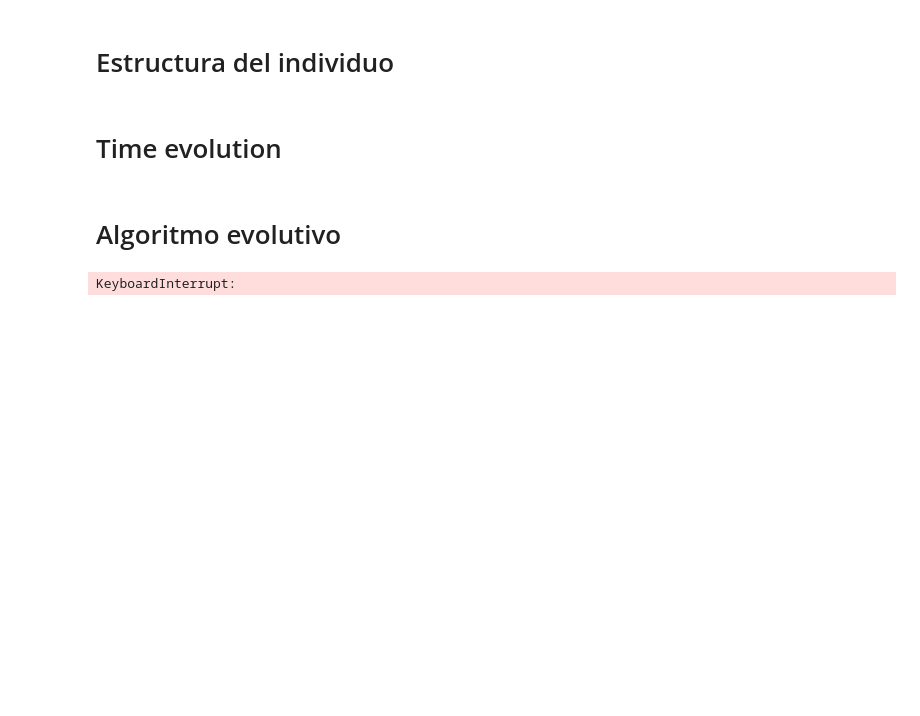
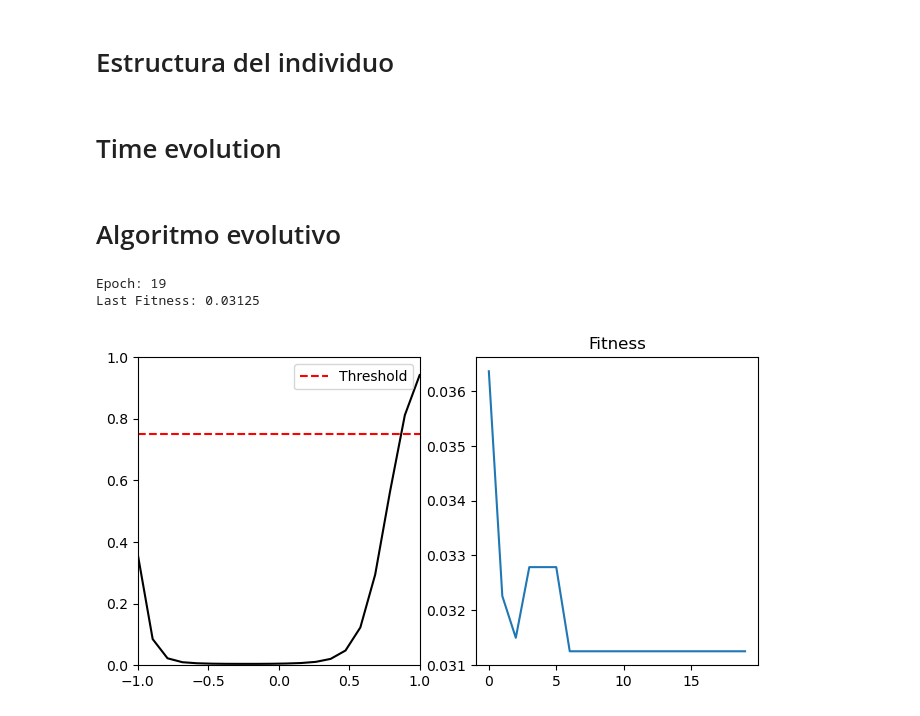
Before and after one commit to DANI2579/MetodosI_MateoRubio_DanielaLancheros, a Jupyter notebook: EvolutivoFinal.ipynb, the cells around one changed output. Saved outputs shown, nothing was run; the diff lists cells and outputs as text; code cells hidden in the pictures; blank space fills up the shorter version.

Commit message:
Pesos y comprobación del mejor bot

```diff
--- a/EvolutivoFinal.ipynb
+++ b/EvolutivoFinal.ipynb
@@ -27,6 +27,10 @@ class Layer:
         z = np.dot(x,self.W) + self.b
         return self.ActFunc( z )[0]
 
+    def GetWeight(self):
+        return self.W
+    def GetBase(self):
+        return self.b
     def Mutate(self):
 
         #self.W += np.random.normal( loc=0., scale=self.rate, size=(self.NC,self.NN))
@@ -164,7 +164,6 @@ def GetPlot():
 # Time evolution
 # %%
 def TimeEvolution(Robots,e,Plot=True):
-
 
     for it in range(t.shape[0]):
 
@@ -185,7 +184,7 @@ def TimeEvolution(Robots,e,Plot=True):
             # Activacion cerebral
             Act = p.BrainActivation(p.GetR()[0])
             Activation[i] = Act
-            if p.GetR()[0] >=-1. and p.GetR()[0]<=1.:
+            if p.GetR()[0] >=-1.0 and p.GetR()[0]<=1.0:
                 p.Steps+=1
 
             # Region donde aumentamos los pasos para el fitness
@@ -214,11 +213,9 @@ def TimeEvolution(Robots,e,Plot=True):
 def Genetic(Robots, epochs = 200, Plot = True, Plottime=False):
 
     # Porcentaje de robots elegidos en cada epoch
-    N = int(0.5*len(Robots))
+    N = int(0.7*len(Robots))
 
     FitVector = np.array([])
-
-
     x = np.linspace(-1,1,20)
     Act = np.zeros_like(x)
 
@@ -261,7 +258,7 @@ def Genetic(Robots, epochs = 200, Plot = True, Plottime=False):
         # Aca va toda la rutina de ordenar los bots del más apto al menos apto
 
 
-        # Guardamos el mejor fitness y le mejor robot#Esto no es asi, deben ver como se elige al mejor
+        # Guardamos el mejor fitness y el mejor robot
 
         FitVector = np.append(FitVector,best_fitness)
 
@@ -294,9 +291,11 @@ def Genetic(Robots, epochs = 200, Plot = True, Plottime=False):
 
 
 
-    return best_bot, FitVector
+    return best_bot, FitVector,scores
 # %%
-Robots = GetRobots(200)
-Best, FitVector = Genetic(Robots,Plot=True,Plottime=True) # Apagar Plottime para el entrenamiento
+Robots = GetRobots(500)
+Best, FitVector,scores = Genetic(Robots, epochs = 20,Plot=True,Plottime=False) # Apagar Plottime para el entrenamiento
 # %% [output]
-KeyboardInterrupt:
+Epoch: 19
+Last Fitness: 0.03125
+[figure, added]
```
Also changed, not shown: parts of 8 cells of this notebook.
